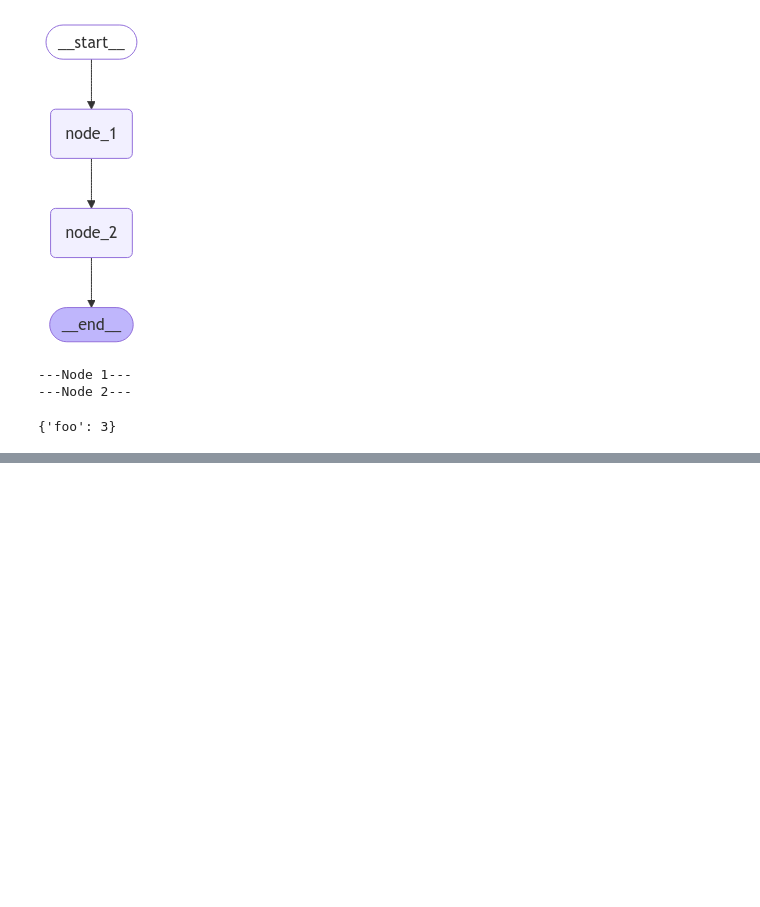
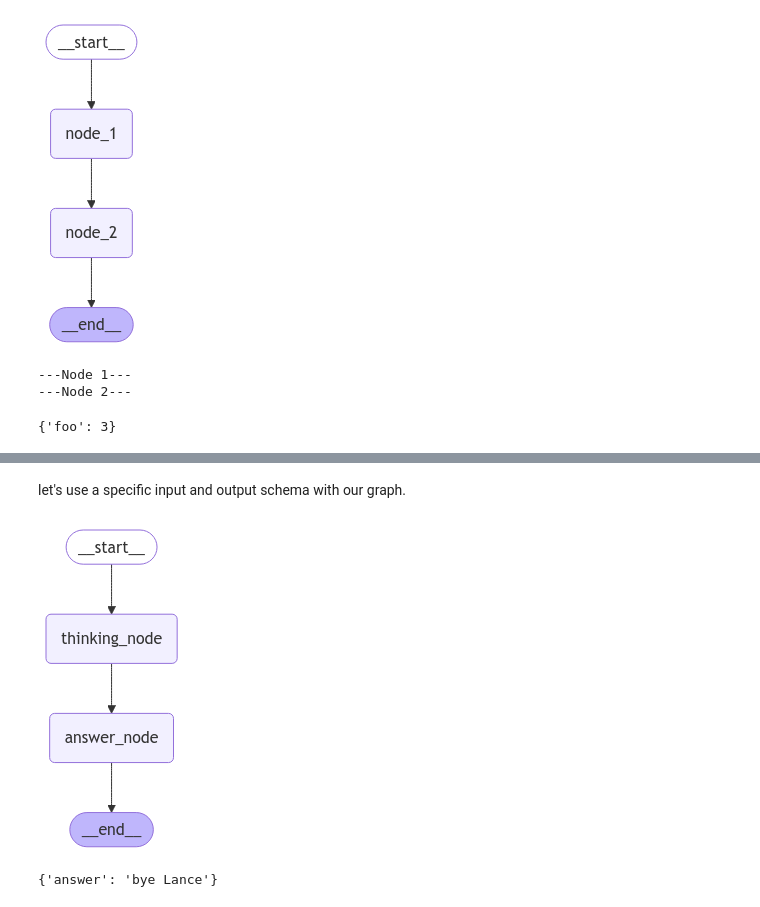
Before and after one commit to Zeeshier/LangGraph, a Jupyter notebook: 2. State and Memory/3. Multiple Schemas.ipynb, the cells around one changed output, grey strips where cells are left out. Drawn from its saved outputs; the diff is of its cells as text; code cells hidden in the pictures; blank space fills up the shorter version.

Commit message:
input and output schemas

```diff
--- a/2. State and Memory/3. Multiple Schemas.ipynb
+++ b/2. State and Memory/3. Multiple Schemas.ipynb
@@ -56,0 +96,36 @@ graph.invoke({"foo" : 1})
+# %% [markdown]
+ let's use a specific input and output schema with our graph.
+# %%
+class InputState(TypedDict):
+    question: str
+
+class OutputState(TypedDict):
+    answer: str
+
+class OverallState(TypedDict):
+    question: str
+    answer: str
+    notes: str
+
+def thinking_node(state: InputState):
+    return {"answer": "bye", "notes": "... his is name is Lance"}
+
+def answer_node(state: OverallState) -> OutputState:
+    return {"answer": "bye Lance"}
+
+graph = StateGraph(OverallState, input=InputState, output=OutputState)
+graph.add_node("answer_node", answer_node)
+graph.add_node("thinking_node", thinking_node)
+graph.add_edge(START, "thinking_node")
+graph.add_edge("thinking_node", "answer_node")
+graph.add_edge("answer_node", END)
+
+graph = graph.compile()
+
+# View
+display(Image(graph.get_graph().draw_mermaid_png()))
+
+graph.invoke({"question":"hi"})
+# %% [output]
+[figure, added]
+{'answer': 'bye Lance'}
```
Also changed, not shown: parts of 4 cells of this notebook.
